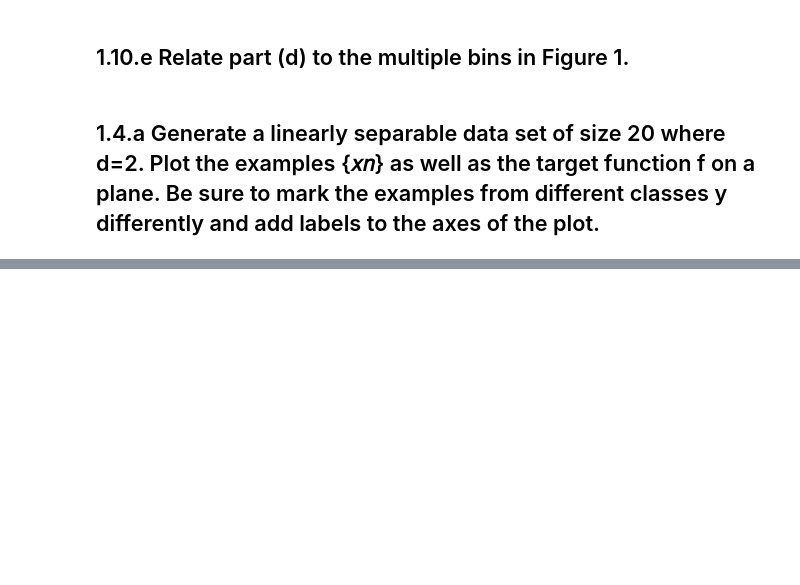
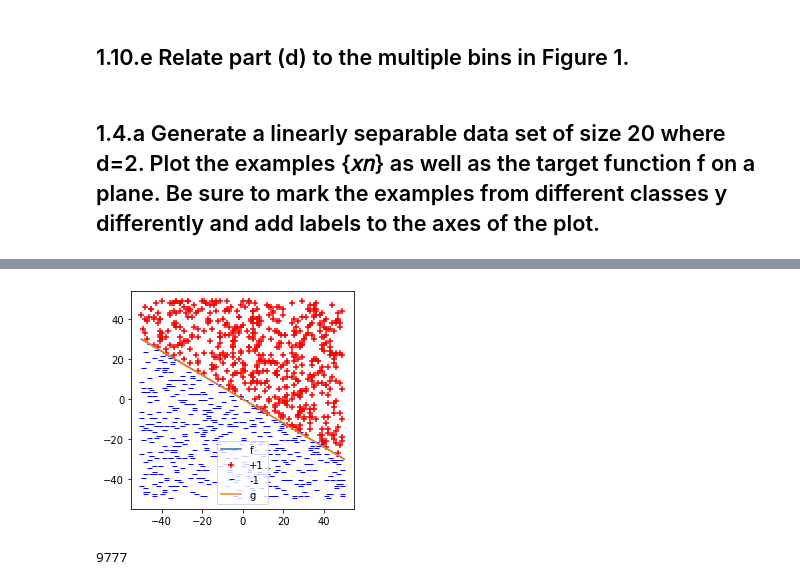
Before and after one commit to MuhammeedAlaa/CMP-04-2nd-Semester, a Jupyter notebook: MI/Assignment1/Muhammad_alaa.ipynb, the cells around one changed output, grey strips where cells are left out. Drawn from its saved outputs; the diff is of its cells as text; code cells hidden in the pictures; blank space fills up the shorter version.

```diff
--- a/MI/Assignment1/Muhammad_alaa.ipynb
+++ b/MI/Assignment1/Muhammad_alaa.ipynb
@@ -95,0 +132,19 @@ minuses = ax.scatter(minuses[:,0], minuses[:,1], marker=r'$-$', c= 'b', label='-
+# %%
+N = 1000
+d = 2
+low = -50
+high = 50
+pluses, minuses, line_prams, data_points = genrate_points(N, d, low, high)
+plot_result(low, high, line_prams, data_points, d, pluses, minuses)
+# %% [output]
+[figure, added]
+# %%
+N = 1000
+d = 10
+low = -50
+high = 50
+pluses, minuses, line_prams, data_points = genrate_points(N, d, low, high)
+_, number_of_updates = perseptron_algorithm(data_points, d)
+print(number_of_updates)
+# %% [output]
+9777
```
Also changed, not shown: parts of 7 cells of this notebook.
